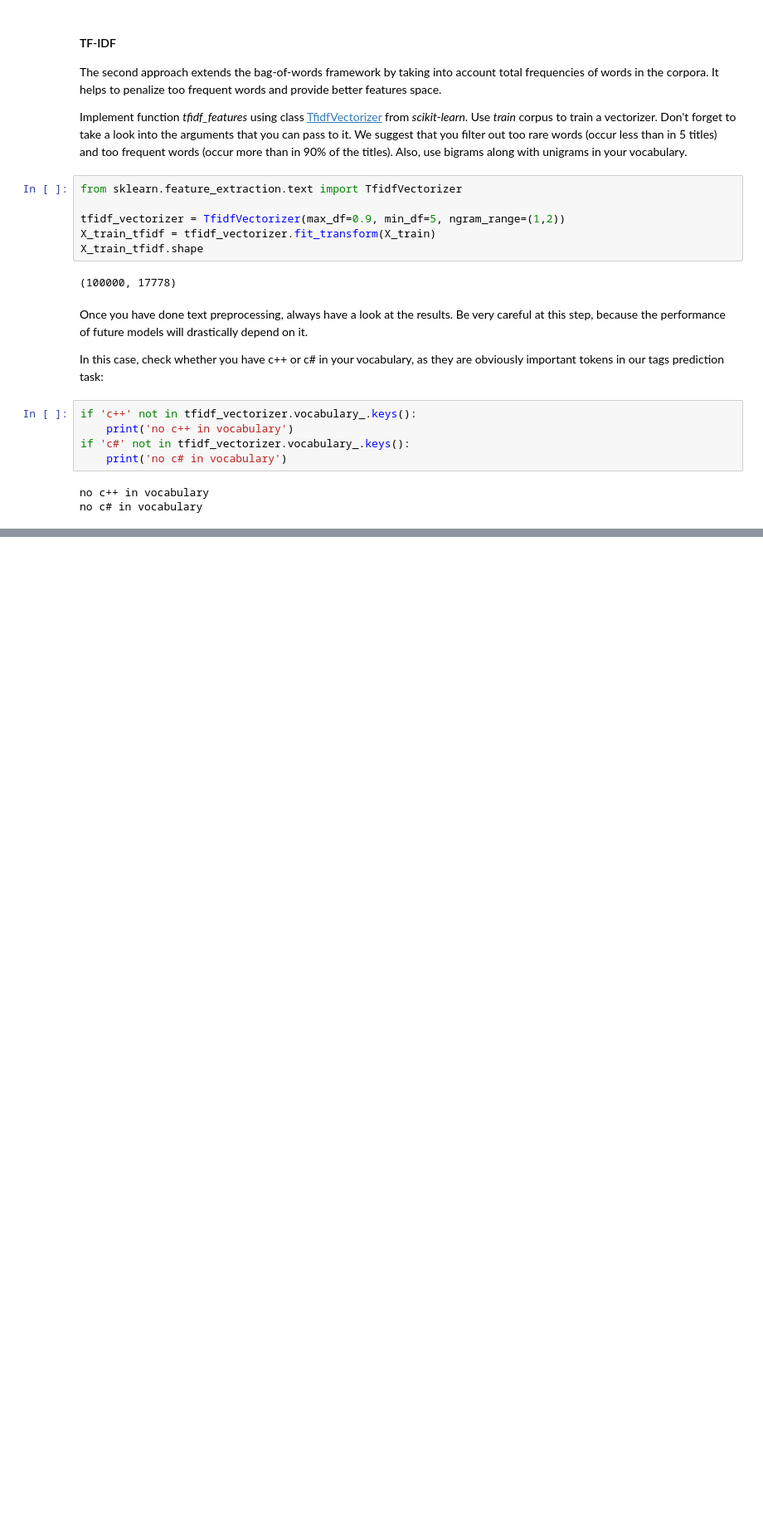
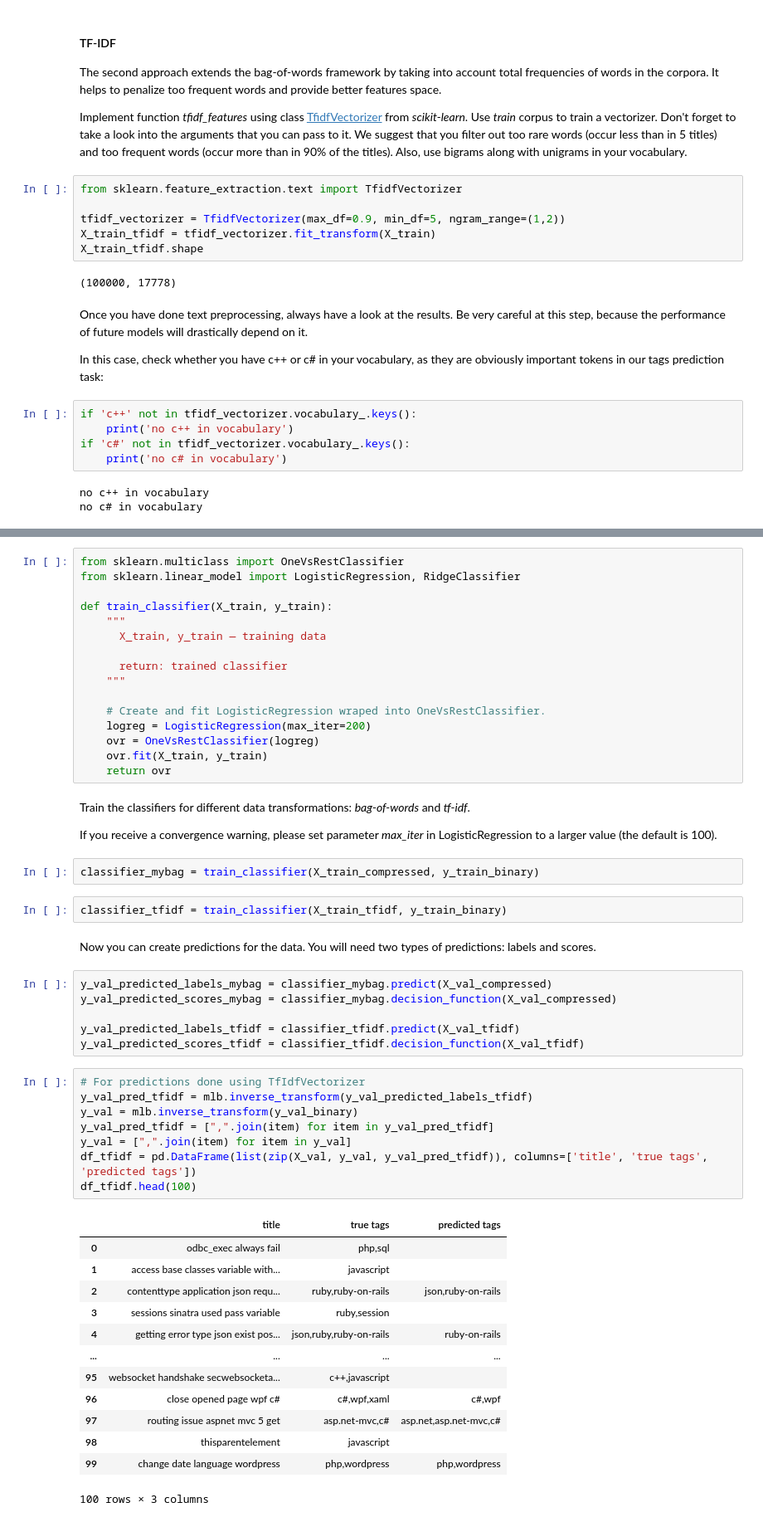
Before and after one commit to bk-anupam/NLP, a Jupyter notebook: HSE_NLP/week1/Predict_SO_Tags.ipynb, the cells around one changed output, grey strips where cells are left out. Shown: that part at 83% size. Cells and saved outputs as stored; diff of their text form; blank space fills up the shorter version.

```diff
--- a/HSE_NLP/week1/Predict_SO_Tags.ipynb
+++ b/HSE_NLP/week1/Predict_SO_Tags.ipynb
@@ -317,0 +371,54 @@ no c# in vocabulary
+# %%
+from sklearn.multiclass import OneVsRestClassifier
+from sklearn.linear_model import LogisticRegression, RidgeClassifier
+
+def train_classifier(X_train, y_train):
+    """
+      X_train, y_train — training data
+
+      return: trained classifier
+    """
+
+    # Create and fit LogisticRegression wraped into OneVsRestClassifier.
+    logreg = LogisticRegression(max_iter=200)
+    ovr = OneVsRestClassifier(logreg)
+    ovr.fit(X_train, y_train)
+    return ovr
+# %% [markdown]
+Train the classifiers for different data transformations: *bag-of-words* and *tf-idf*.
+
+If you receive a convergence warning, please set parameter *max_iter* in LogisticRegression to a larger value (the default is 100).
+# %%
+classifier_mybag = train_classifier(X_train_compressed, y_train_binary)
+# %%
+classifier_tfidf = train_classifier(X_train_tfidf, y_train_binary)
+# %% [markdown]
+Now you can create predictions for the data. You will need two types of predictions: labels and scores.
+# %%
+y_val_predicted_labels_mybag = classifier_mybag.predict(X_val_compressed)
+y_val_predicted_scores_mybag = classifier_mybag.decision_function(X_val_compressed)
+
+y_val_predicted_labels_tfidf = classifier_tfidf.predict(X_val_tfidf)
+y_val_predicted_scores_tfidf = classifier_tfidf.decision_function(X_val_tfidf)
+# %%
+# For predictions done using TfIdfVectorizer
+y_val_pred_tfidf = mlb.inverse_transform(y_val_predicted_labels_tfidf)
+y_val = mlb.inverse_transform(y_val_binary)
+y_val_pred_tfidf = [",".join(item) for item in y_val_pred_tfidf]
+y_val = [",".join(item) for item in y_val]
+df_tfidf = pd.DataFrame(list(zip(X_val, y_val, y_val_pred_tfidf)), columns=['title', 'true tags', 'predicted tags'])
+df_tfidf.head(100)
+# %% [output]
+|  | title | true tags | predicted tags |
+| 0 | odbc_exec always fail | php,sql |  |
+| 1 | access base classes variable with... | javascript |  |
+| 2 | contenttype application json requ... | ruby,ruby-on-rails | json,ruby-on-rails |
+| 3 | sessions sinatra used pass variable | ruby,session |  |
+| 4 | getting error type json exist pos... | json,ruby,ruby-on-rails | ruby-on-rails |
+| ... | ... | ... | ... |
+| 95 | websocket handshake secwebsocketa... | c++,javascript |  |
+| 96 | close opened page wpf c# | c#,wpf,xaml | c#,wpf |
+| 97 | routing issue aspnet mvc 5 get | asp.net-mvc,c# | asp.net,asp.net-mvc,c# |
+| 98 | thisparentelement | javascript |  |
+| 99 | change date language wordpress | php,wordpress | php,wordpress |
+100 rows × 3 columns
```
Also changed, not shown: parts of 15 cells of this notebook.
